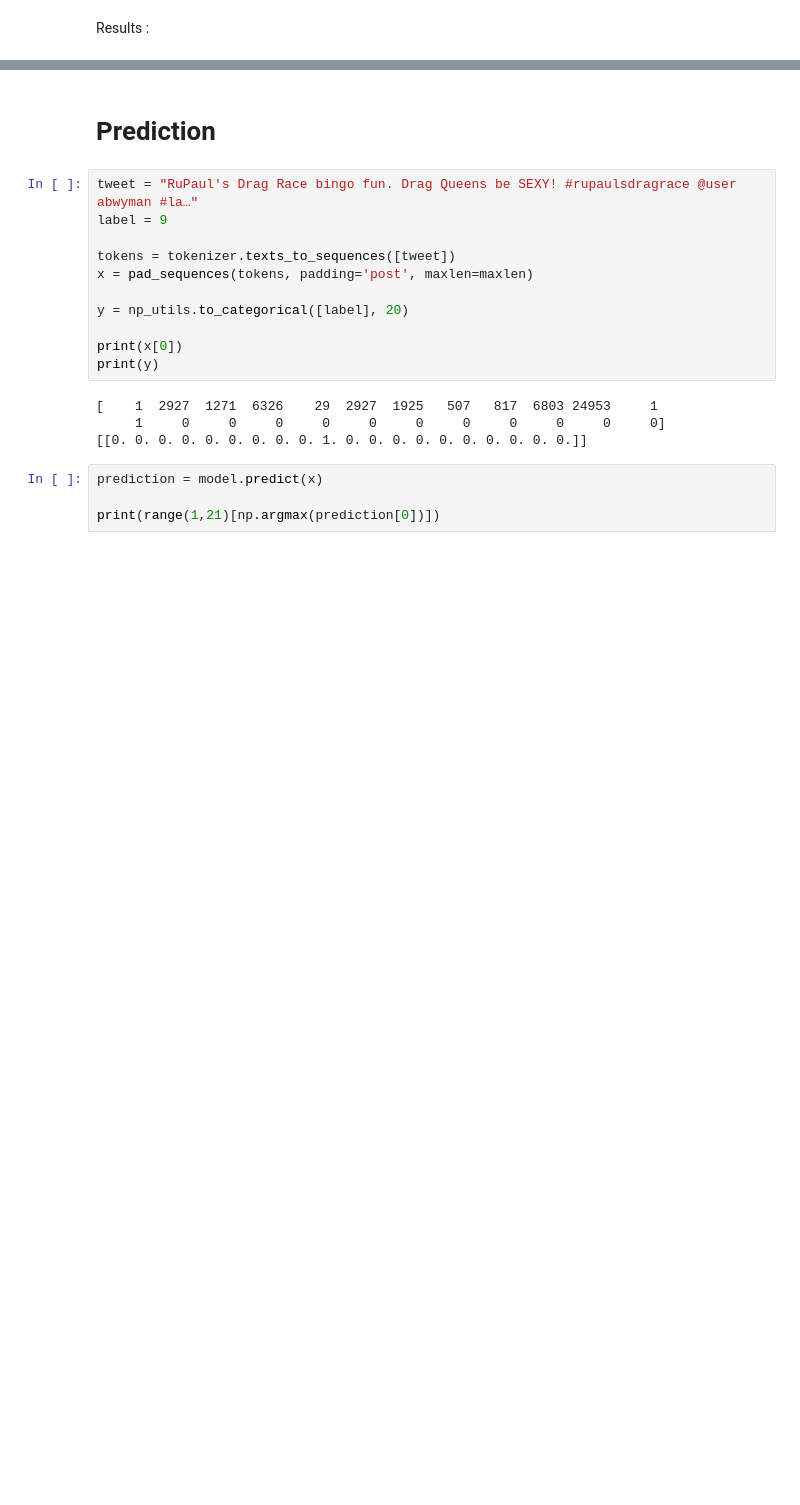
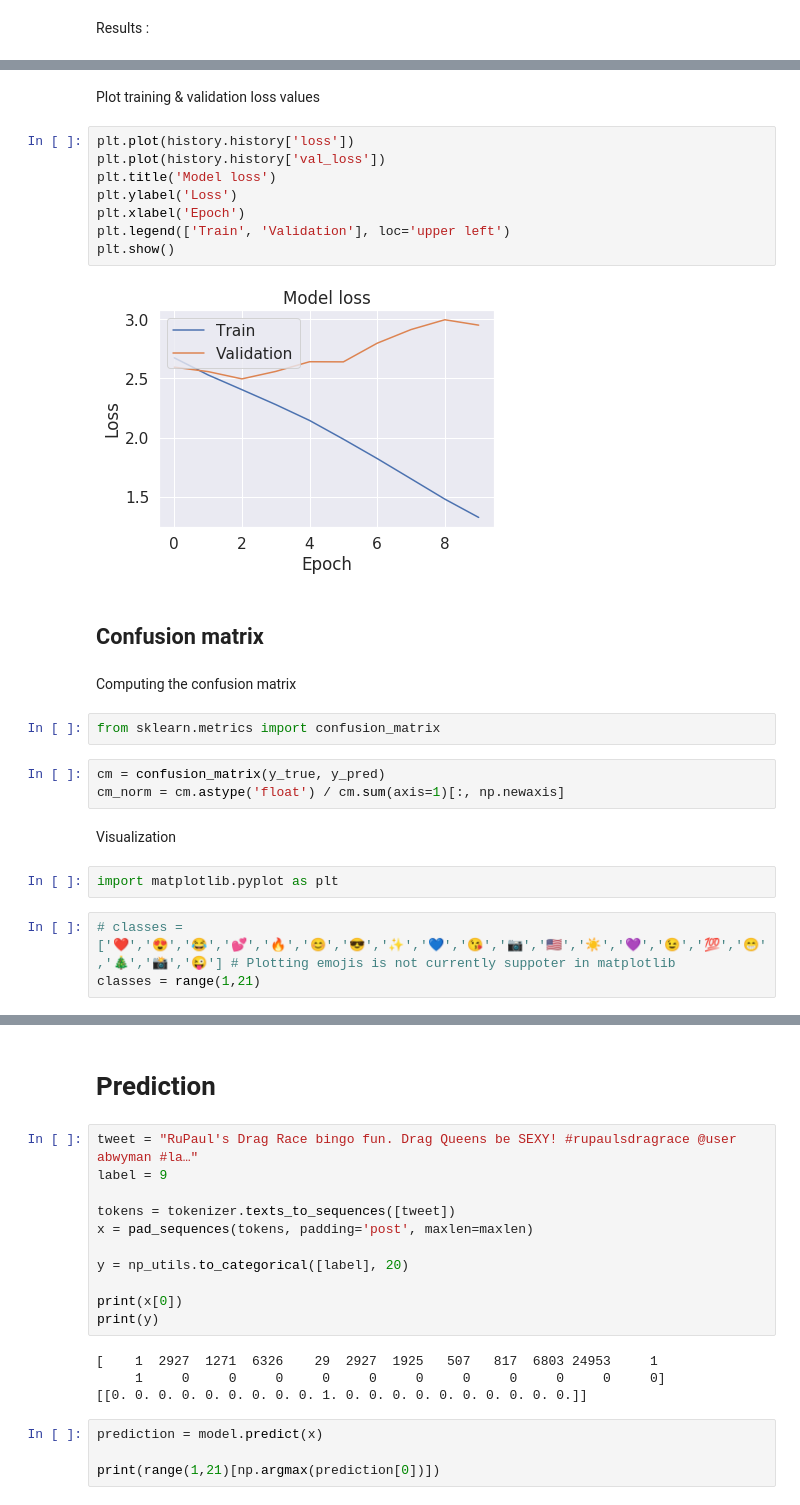
Before and after one commit to Borderlands-4/Premoji, a Jupyter notebook: LSTM.ipynb, the cells around one changed output, grey strips where cells are left out. Saved outputs shown, nothing was run; the diff lists cells and outputs as text; blank space fills up the shorter version.

```diff
--- a/LSTM.ipynb
+++ b/LSTM.ipynb
@@ -216,0 +289,28 @@ Accuracy : 0.32928
+# %% [markdown]
+Plot training & validation loss values
+# %%
+plt.plot(history.history['loss'])
+plt.plot(history.history['val_loss'])
+plt.title('Model loss')
+plt.ylabel('Loss')
+plt.xlabel('Epoch')
+plt.legend(['Train', 'Validation'], loc='upper left')
+plt.show()
+# %% [output]
+[figure, added]
+# %% [markdown]
+## Confusion matrix
+# %% [markdown]
+Computing the confusion matrix
+# %%
+from sklearn.metrics import confusion_matrix
+# %%
+cm = confusion_matrix(y_true, y_pred)
+cm_norm = cm.astype('float') / cm.sum(axis=1)[:, np.newaxis]
+# %% [markdown]
+Visualization
+# %%
+import matplotlib.pyplot as plt
+# %%
+# classes = ['❤','😍','😂','💕','🔥','😊','😎','✨','💙','😘','📷','🇺🇸','☀','💜','😉','💯','😁','🎄','📸','😜'] # Plotting emojis is not currently suppoter in matplotlib
+classes = range(1,21)
```
Also changed, not shown: parts of 35 cells of this notebook.
